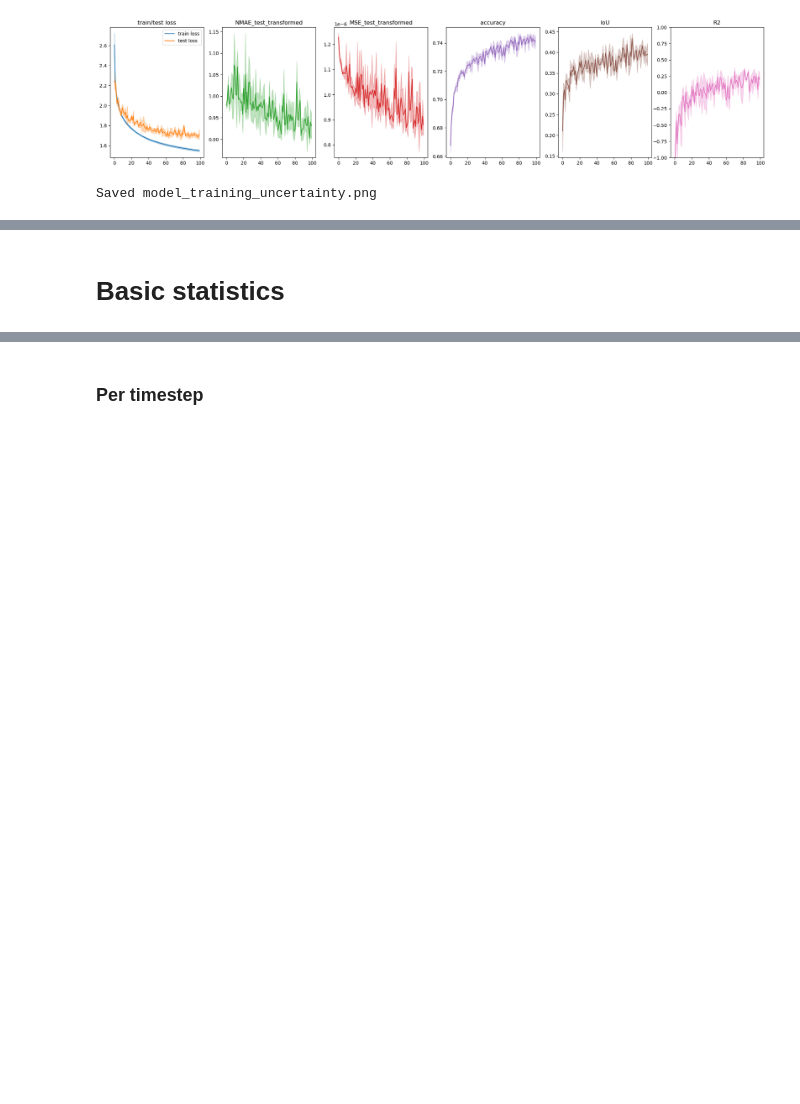
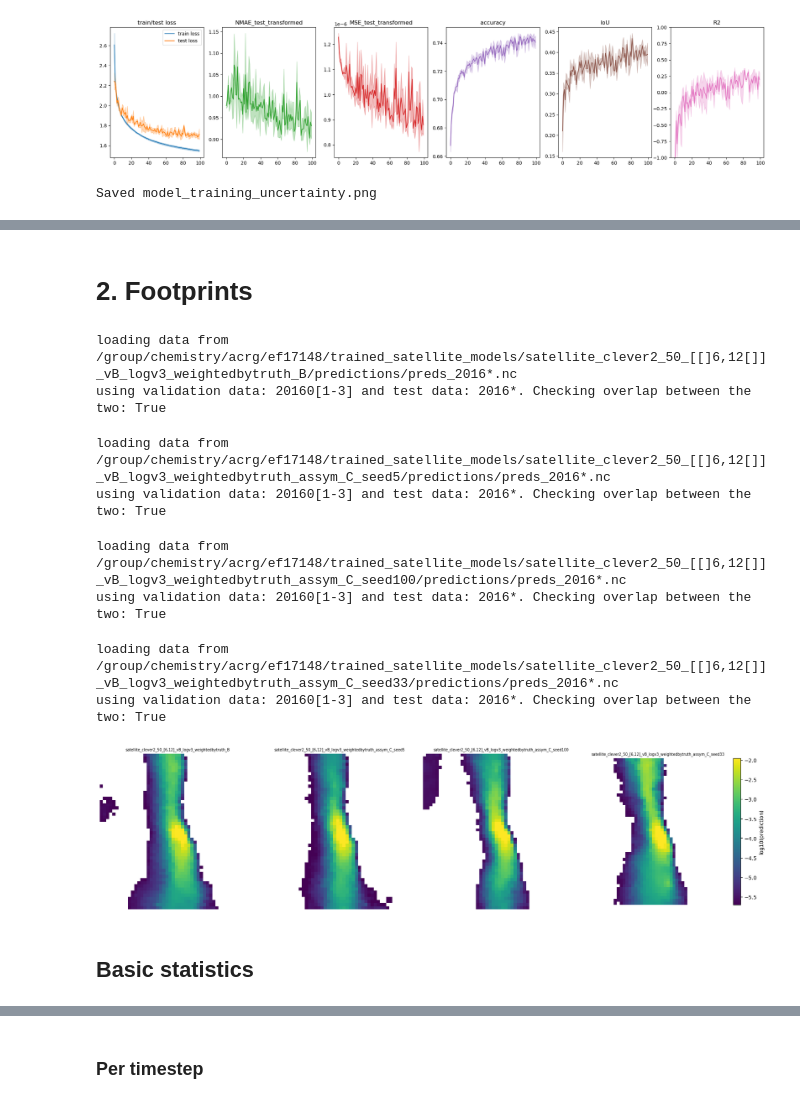
Before and after one commit to GATES-Lab/GATES_LPDM_emulator, a Jupyter notebook: notebooks/uncertainty_fluxes.ipynb, the cells around one changed output, grey strips where cells are left out. Cells and saved outputs as stored; diff of their text form; code cells hidden in the pictures; blank space fills up the shorter version.

```diff
--- a/notebooks/uncertainty_fluxes.ipynb
+++ b/notebooks/uncertainty_fluxes.ipynb
@@ -389 +459,63 @@ using validation data: 20160[1-3] and test data: 2016*. Checking overlap between
+# %% [markdown]
+# 2. Footprints
+# %%
+fig, axes = plt.subplots(1, len(model_names), figsize=(4.5 * len(model_names), 4.5))
+
+models = []
+data_logs = []
+
+# ---- Load once, compute robust global vmin/vmax across ALL models ----
+for name in model_names:
+    mod = ModelEv(
+        name,
+        size=50,
+        validation_set="0[1-3]",
+        test_set="*",
+        val_year="2016",
+        test_year="2016",
+        check_validation_overlap=True,
+        path_to_files="/group/chemistry/acrg/ef17148/trained_satellite_models/"
+    )
+    mod.get_adjusted_models(which="thr_only")
+
+    arr = np.asarray(mod.preds_test.thr[t])
+
+    # Avoid -inf from log10(0) or <=0 values by masking them out
+    arr_log = np.where(arr > 0, np.log10(arr), np.nan)
+
+    models.append((name, mod))
+    data_logs.append(arr_log)
+
+# robust limits (e.g., 2nd–98th percentile) over ALL models, ignoring NaNs
+stacked = np.concatenate([d[np.isfinite(d)].ravel() for d in data_logs if np.isfinite(d).any()])
+vmin = np.nanpercentile(stacked, 2)
+vmax = np.nanpercentile(stacked, 98)
+
+# ---- Plot ----
+last_im = None
+for i, ((name, _), data_log) in enumerate(zip(models, data_logs)):
+    ax = axes[i] if len(model_names) > 1 else axes
+    last_im = ax.imshow(data_log, vmin=vmin, vmax=vmax)
+    ax.set_title(name, fontsize=7, wrap=False)
+    ax.axis("off")
+
+divider = make_axes_locatable(axes[-1])
+cax = divider.append_axes("right", size="5%", pad=0.05)
+cb = fig.colorbar(last_im, cax=cax)
+cb.set_label("log10(prediction)")
+
+plt.tight_layout()
+plt.savefig(save_path("fp_predictions_all_models_one_timepoint.png"))
+plt.show()
+plt.close()
+# %% [output]
+loading data from /group/chemistry/acrg/ef17148/trained_satellite_models/satellite_clever2_50_[[]6,12[]]_vB_logv3_weightedbytruth_B/predictions/preds_2016*.nc
+using validation data: 20160[1-3] and test data: 2016*. Checking overlap between the two: True
+loading data from /group/chemistry/acrg/ef17148/trained_satellite_models/satellite_clever2_50_[[]6,12[]]_vB_logv3_weightedbytruth_assym_C_seed5/predictions/preds_2016*.nc
+using validation data: 20160[1-3] and test data: 2016*. Checking overlap between the two: True
+loading data from /group/chemistry/acrg/ef17148/trained_satellite_models/satellite_clever2_50_[[]6,12[]]_vB_logv3_weightedbytruth_assym_C_seed100/predictions/preds_2016*.nc
+using validation data: 20160[1-3] and test data: 2016*. Checking overlap between the two: True
+loading data from /group/chemistry/acrg/ef17148/trained_satellite_models/satellite_clever2_50_[[]6,12[]]_vB_logv3_weightedbytruth_assym_C_seed33/predictions/preds_2016*.nc
+using validation data: 20160[1-3] and test data: 2016*. Checking overlap between the two: True
+[figure, added]
 # %%
@@ -398,2 +538,2 @@ fp = xr.DataArray(models[0].preds_test.fp, dims=["time", "lat", "lon"])
 # %% [markdown]
-# Basic statistics
+## Basic statistics
```
Also changed, not shown: parts of 78 cells of this notebook.
